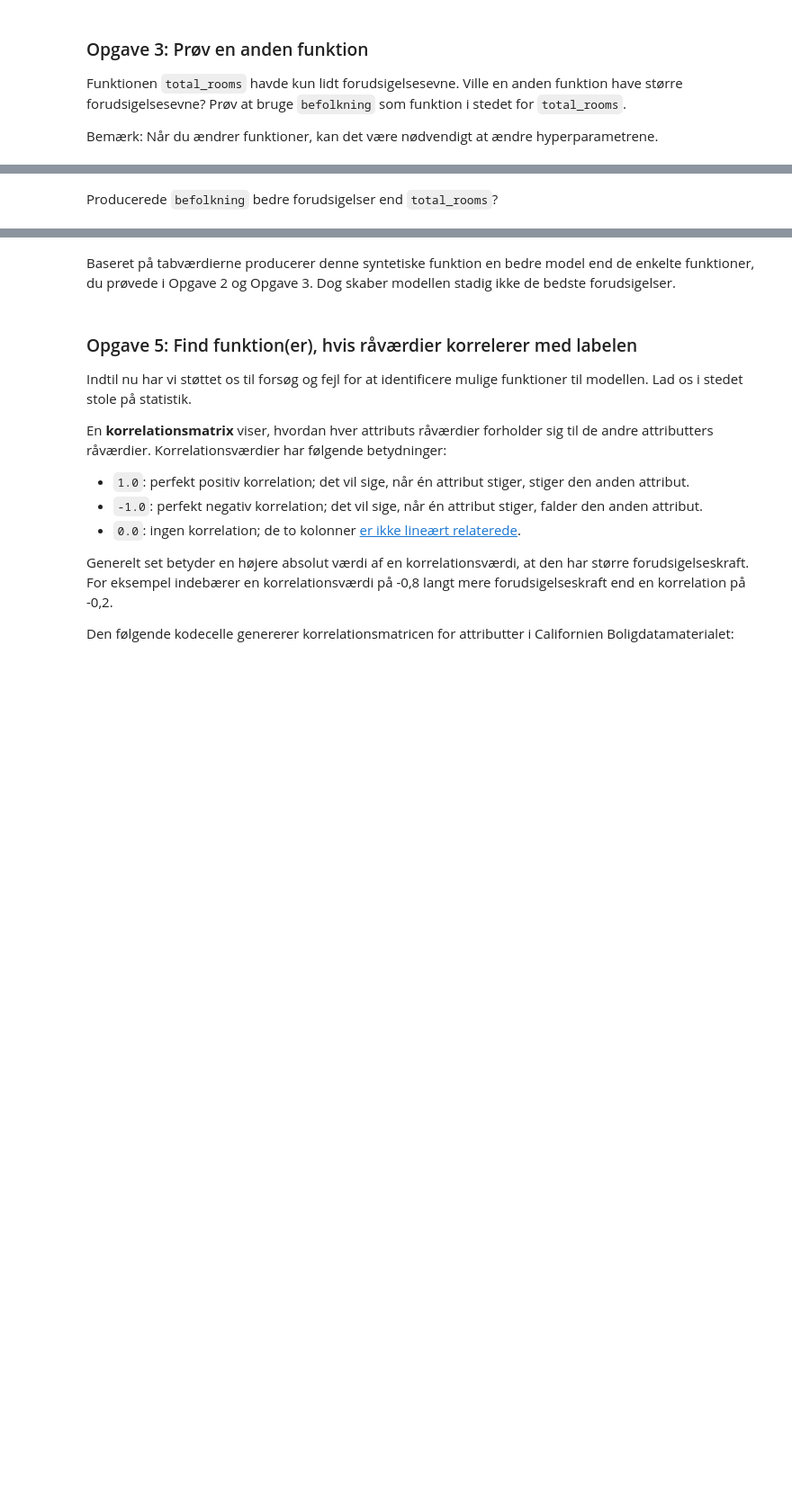
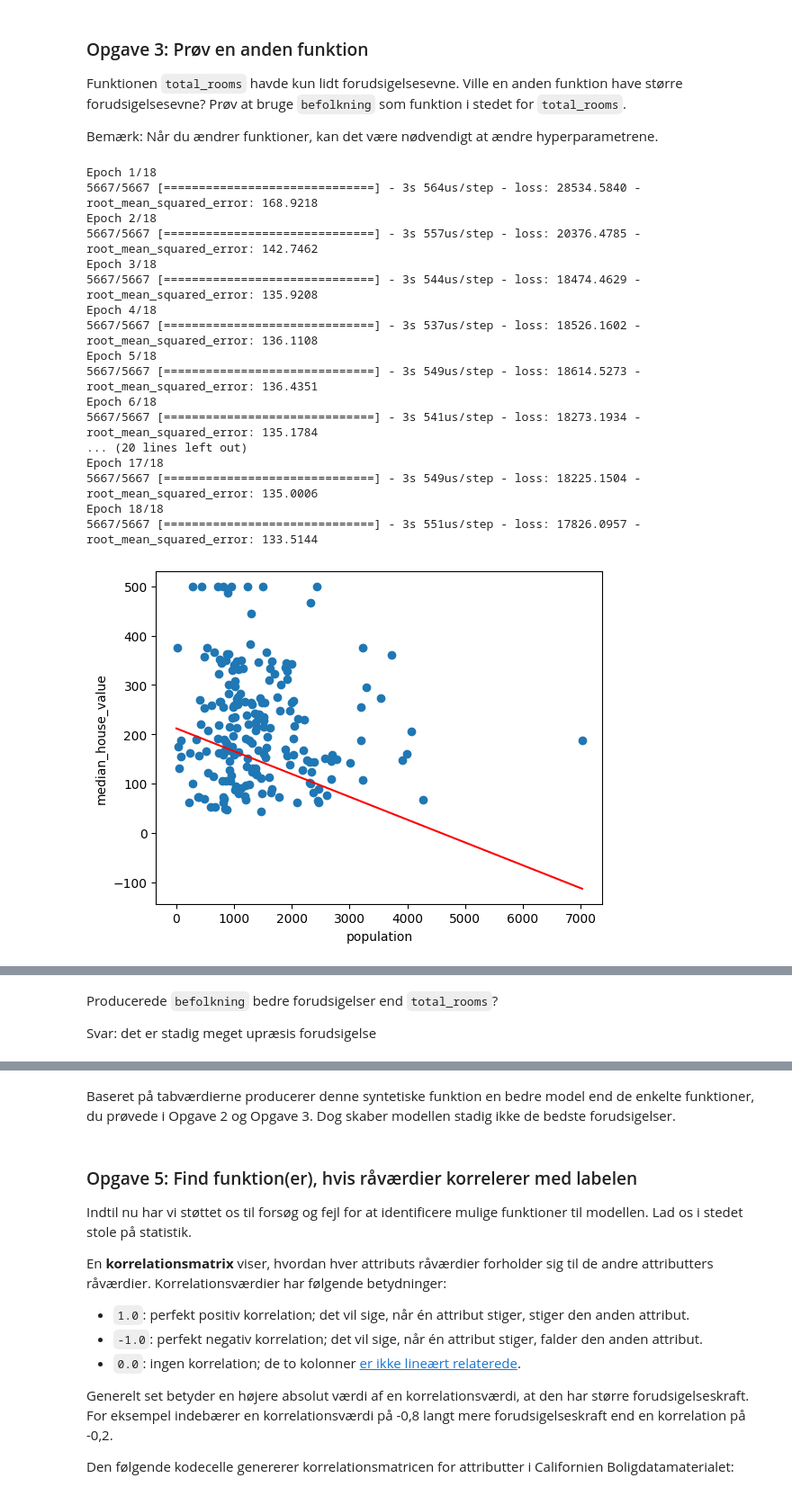
Before and after one commit to MAGS-GHC/ml-opgaver-DanDamgaard, a Jupyter notebook: 1. Regression/1. regression.ipynb, the cells around one changed output, grey strips where cells are left out. Shown at 90% size. Drawn from its saved outputs; the diff is of its cells as text; code cells hidden in the pictures; blank space fills up the shorter version.

```diff
--- a/1. Regression/1. regression.ipynb
+++ b/1. Regression/1. regression.ipynb
@@ -488,7 +659,7 @@ def plot_the_model(trained_weight, trained_bias, feature, label):
   x0 = 0
   y0 = trained_bias
   x1 = random_examples[feature].max()
-  y1 = trained_bias + (trained_weight * x1)
+  y1 = trained_bias + ( np.average(trained_weight)  * x1)
   plt.plot([x0, x1], [y0, y1], c='r')
 
   # Render the scatter plot and the red line.
@@ -584,20 +794,39 @@ Funktionen `total_rooms` havde kun lidt forudsigelsesevne. Ville en anden funkti
 
 Bemærk: Når du ændrer funktioner, kan det være nødvendigt at ændre hyperparametrene.
 # %%
-my_feature = "?"   # Replace the ? with population or possibly
+my_feature = "population"   # Replace the ? with population or possibly
                    # a different column name.
 
 # Experiment with the hyperparameters.
-learning_rate = 2
-epochs = 3
-batch_size = 120
+learning_rate = 0.05
+epochs = 18
+batch_size = 3
 
 # Don't change anything below this line.
 my_model = build_model(learning_rate)
 weight, bias, epochs, rmse = train_model(my_model, training_df,
                                          my_feature, my_label,
                                          epochs, batch_size)
 plot_the_model(weight, bias, my_feature, my_label)
 plot_the_loss_curve(epochs, rmse)
 
 predict_house_values(15, my_feature, my_label)
+# %% [output]
+Epoch 1/18
+5667/5667 [==============================] - 3s 564us/step - loss: 28534.5840 - root_mean_squared_error: 168.9218
+Epoch 2/18
+5667/5667 [==============================] - 3s 557us/step - loss: 20376.4785 - root_mean_squared_error: 142.7462
+Epoch 3/18
+5667/5667 [==============================] - 3s 544us/step - loss: 18474.4629 - root_mean_squared_error: 135.9208
+Epoch 4/18
+5667/5667 [==============================] - 3s 537us/step - loss: 18526.1602 - root_mean_squared_error: 136.1108
+Epoch 5/18
+5667/5667 [==============================] - 3s 549us/step - loss: 18614.5273 - root_mean_squared_error: 136.4351
+Epoch 6/18
+5667/5667 [==============================] - 3s 541us/step - loss: 18273.1934 - root_mean_squared_error: 135.1784
+... (20 lines left out)
+Epoch 17/18
+5667/5667 [==============================] - 3s 549us/step - loss: 18225.1504 - root_mean_squared_error: 135.0006
+Epoch 18/18
+5667/5667 [==============================] - 3s 551us/step - loss: 17826.0957 - root_mean_squared_error: 133.5144
+[figure, added]
@@ -623,6 +873,9 @@ plot_the_loss_curve(epochs, rmse)
 predict_house_values(10, my_feature, my_label)
 # %% [markdown]
 Producerede `befolkning` bedre forudsigelser end `total_rooms`?
+
+
+Svar: det er stadig meget upræsis forudsigelse
 # %%
 #@title Double-click to view the answer.
 
```
Also changed, not shown: parts of 25 cells of this notebook.
